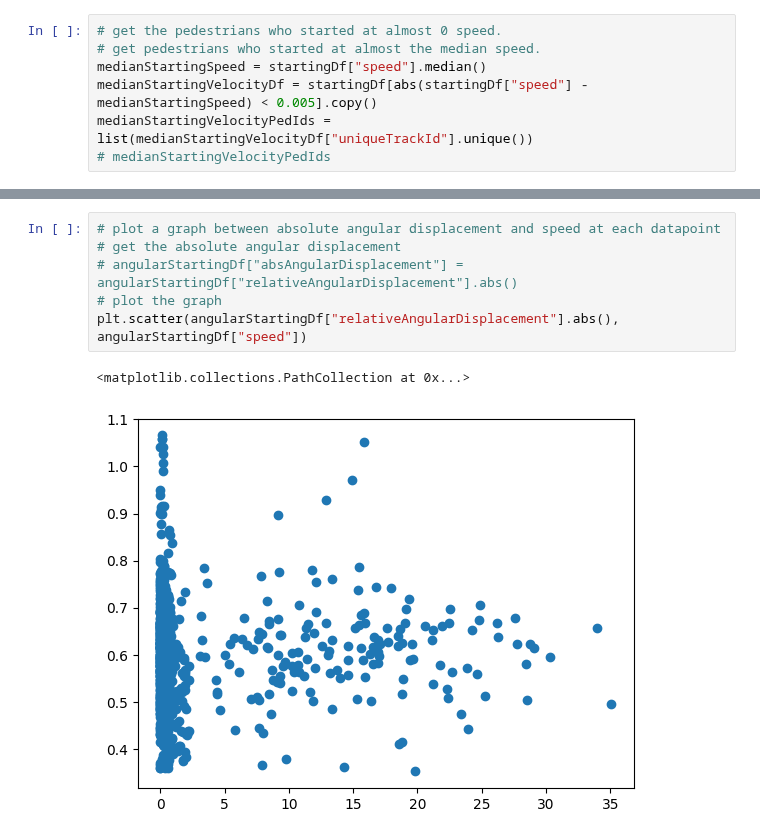
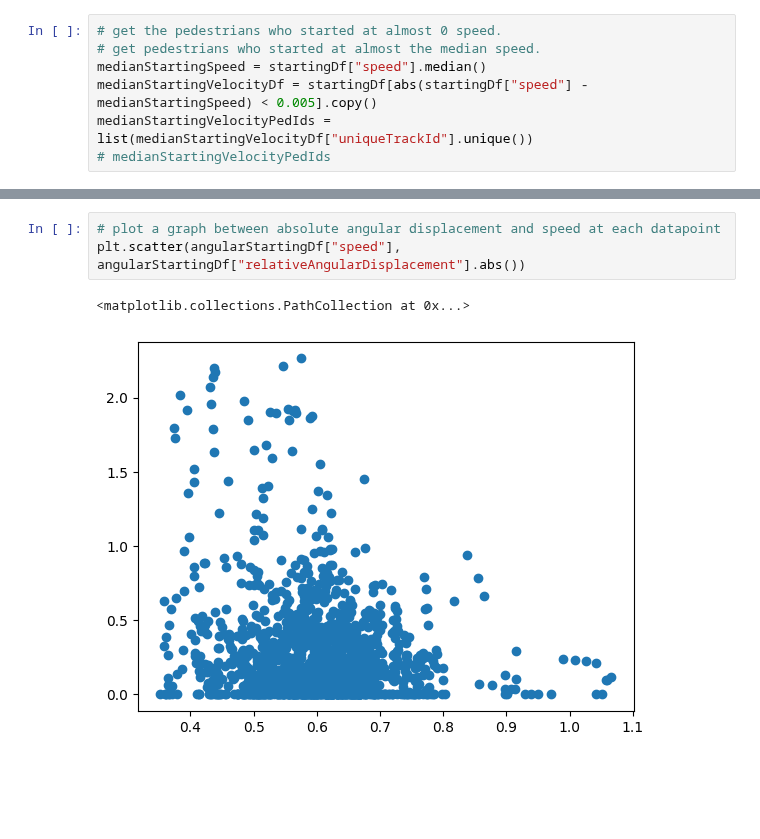
Before and after one commit to BUET-AV/behavior-hypotheses, a Jupyter notebook: src/notebooks/max-heading-diff.ipynb, the cells around one changed output, grey strips where cells are left out. Cells and saved outputs as stored; diff of their text form; blank space fills up the shorter version.

```diff
--- a/src/notebooks/max-heading-diff.ipynb
+++ b/src/notebooks/max-heading-diff.ipynb
@@ -224,10 +220,7 @@ findMaxAngularDisplacementPedDf(cleanPedDf)
 | 19584 | 27 | 17135 | 27304 | 210 | 5.0 | -0.007707 | 1.716572 | -0.01607 | ... |
 # %%
 # plot a graph between absolute angular displacement and speed at each datapoint
-# get the absolute angular displacement
-# angularStartingDf["absAngularDisplacement"] = angularStartingDf["relativeAngularDisplacement"].abs()
-# plot the graph
-plt.scatter(angularStartingDf["relativeAngularDisplacement"].abs(), angularStartingDf["speed"])
+plt.scatter(angularStartingDf["speed"], angularStartingDf["relativeAngularDisplacement"].abs())
 # %% [output]
 <matplotlib.collections.PathCollection at 0x...>
-[figure, old version]
+[figure, new version]
```
Also changed, not shown: parts of 4 cells of this notebook, 1 other file.
